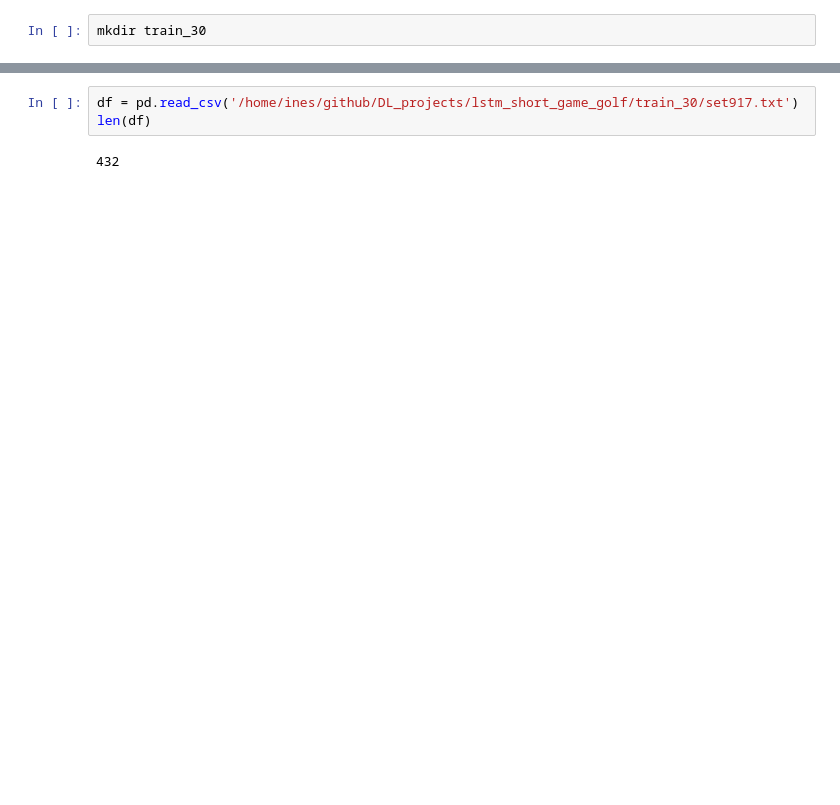
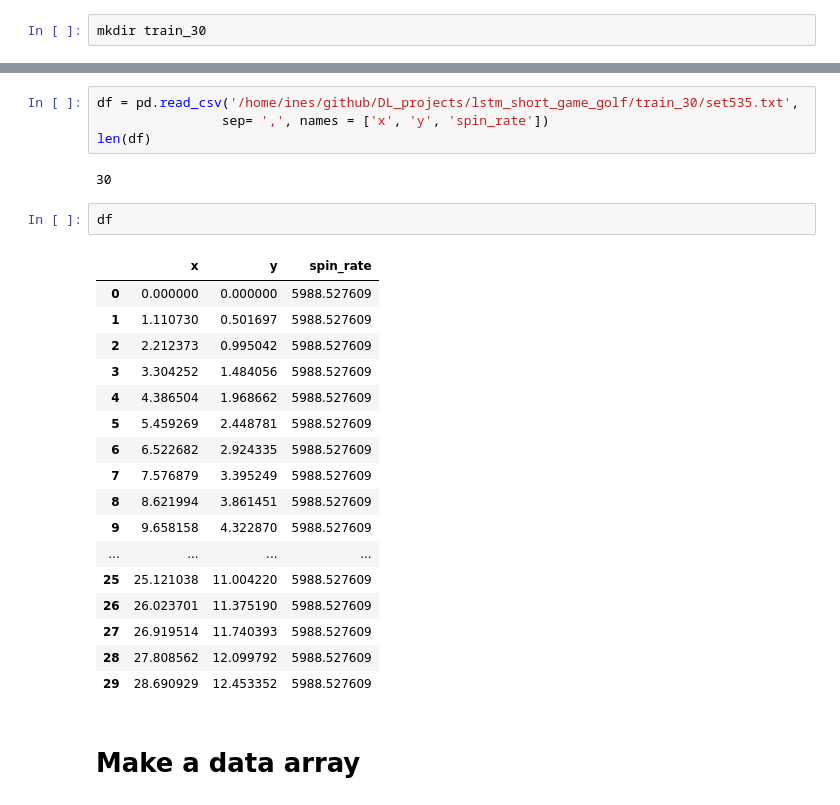
Before and after one commit to kwakeunji/DL_projects, a Jupyter notebook: lstm_short_game_golf/lstm_model.ipynb, the cells around one changed output, grey strips where cells are left out. Saved outputs shown, nothing was run; the diff lists cells and outputs as text; blank space fills up the shorter version.

```diff
--- a/lstm_short_game_golf/lstm_model.ipynb
+++ b/lstm_short_game_golf/lstm_model.ipynb
@@ -402,5 +477,28 @@ while True:
 # %%
-df = pd.read_csv('/home/ines/github/DL_projects/lstm_short_game_golf/train_30/set917.txt')
+df = pd.read_csv('/home/ines/github/DL_projects/lstm_short_game_golf/train_30/set535.txt',
+                sep= ',', names = ['x', 'y', 'spin_rate'])
 len(df)
 # %% [output]
-432
+30
+# %%
+df
+# %% [output]
+|  | x | y | spin_rate |
+| 0 | 0.000000 | 0.000000 | 5988.527609 |
+| 1 | 1.110730 | 0.501697 | 5988.527609 |
+| 2 | 2.212373 | 0.995042 | 5988.527609 |
+| 3 | 3.304252 | 1.484056 | 5988.527609 |
+| 4 | 4.386504 | 1.968662 | 5988.527609 |
+| 5 | 5.459269 | 2.448781 | 5988.527609 |
+| 6 | 6.522682 | 2.924335 | 5988.527609 |
+| 7 | 7.576879 | 3.395249 | 5988.527609 |
+| 8 | 8.621994 | 3.861451 | 5988.527609 |
+| 9 | 9.658158 | 4.322870 | 5988.527609 |
+| ... | ... | ... | ... |
+| 25 | 25.121038 | 11.004220 | 5988.527609 |
+| 26 | 26.023701 | 11.375190 | 5988.527609 |
+| 27 | 26.919514 | 11.740393 | 5988.527609 |
+| 28 | 27.808562 | 12.099792 | 5988.527609 |
+| 29 | 28.690929 | 12.453352 | 5988.527609 |
+# %% [markdown]
+# Make a data array
```
Also changed, not shown: parts of 40 cells of this notebook.
